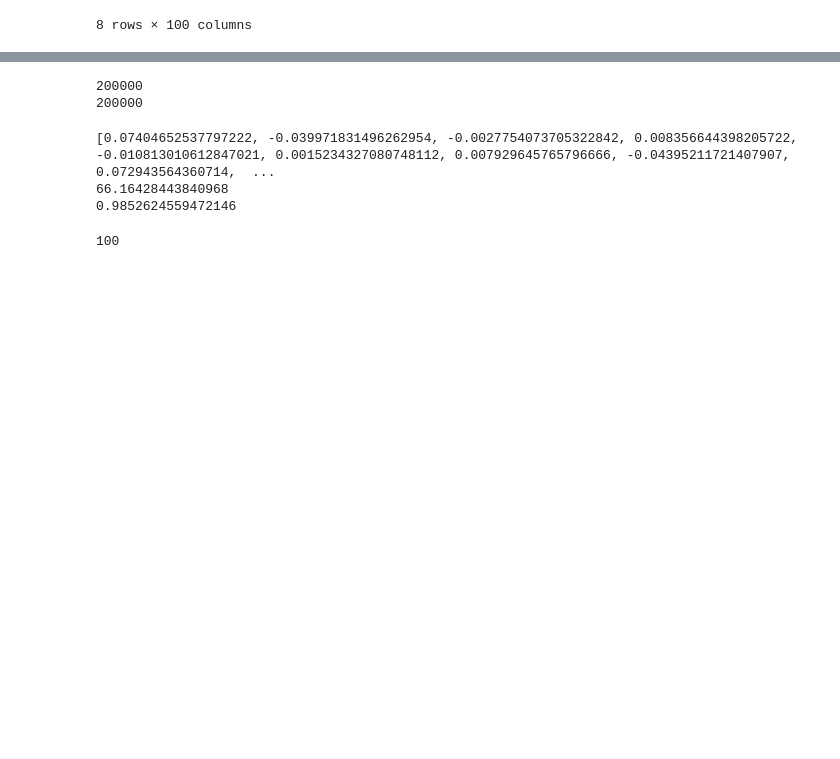
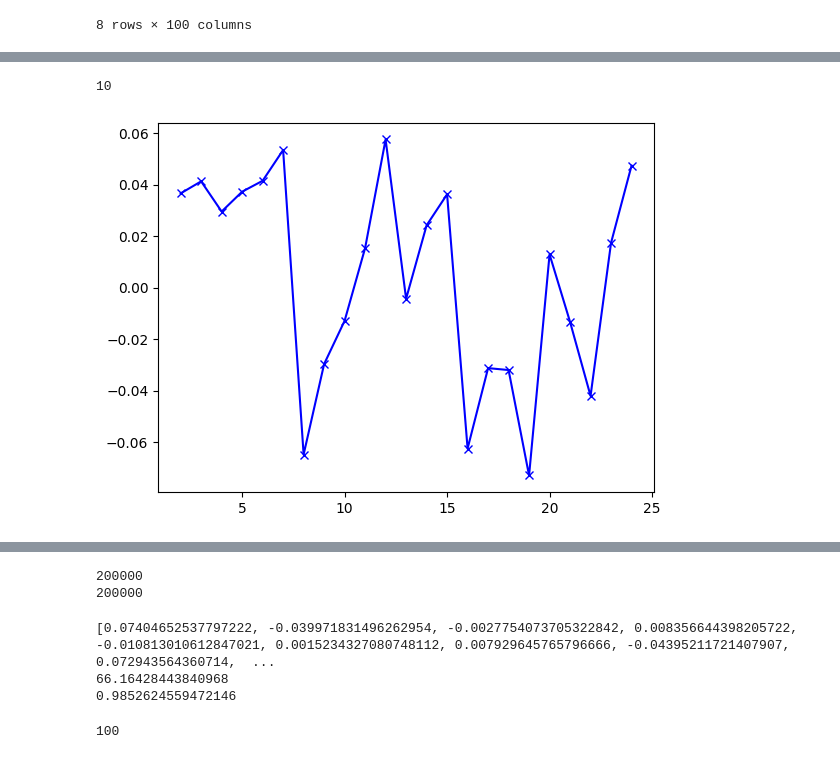
Before and after one commit to pranjalanimesh/limestone-tower-research, a Jupyter notebook: main.ipynb, the cells around one changed output, grey strips where cells are left out. Saved outputs shown, nothing was run; the diff lists cells and outputs as text; code cells hidden in the pictures; blank space fills up the shorter version.

```diff
--- a/main.ipynb
+++ b/main.ipynb
@@ -55,0 +55,2 @@ stocks_trans = stocks.T
+# %%
+stock_returns = stocks.pct_change().dropna() * 10000
@@ -55,0 +70,15 @@ stocks_trans = stocks.T
+# %%
+stock_trans = stock_returns.T
+silhouette_avg = []
+arr = range(2,25)
+for i in tqdm(arr):
+    kmeans = KMeans(n_clusters=i, random_state=69, init="k-means++", n_init=10)
+    kmeans.fit(stock_trans)
+    cluster_labels = kmeans.labels_
+    silhouette_avg.append(silhouette_score(stock_trans, cluster_labels))
+# %%
+plt.plot(arr,silhouette_avg,'bx-')
+print(silhouette_avg.index(max(silhouette_avg)))
+# %% [output]
+10
+[figure, added]
```
Also changed, not shown: parts of 9 cells of this notebook.
